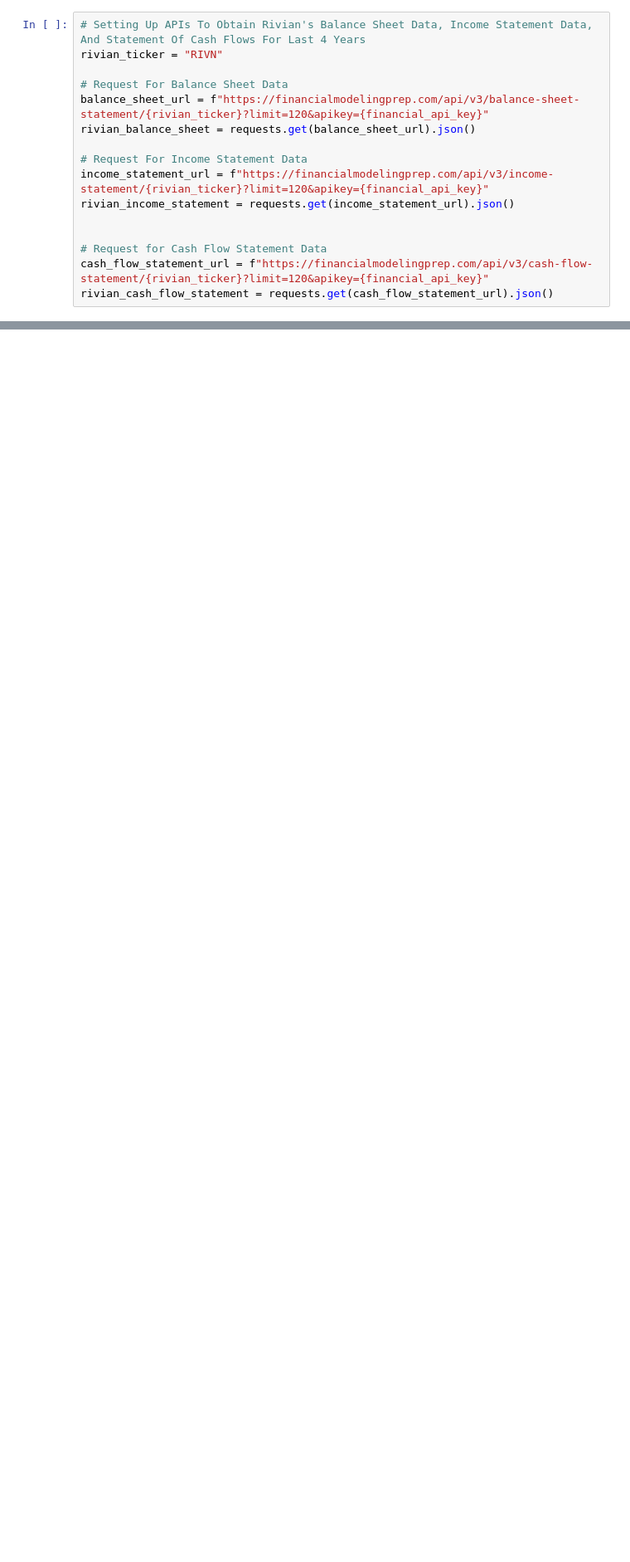
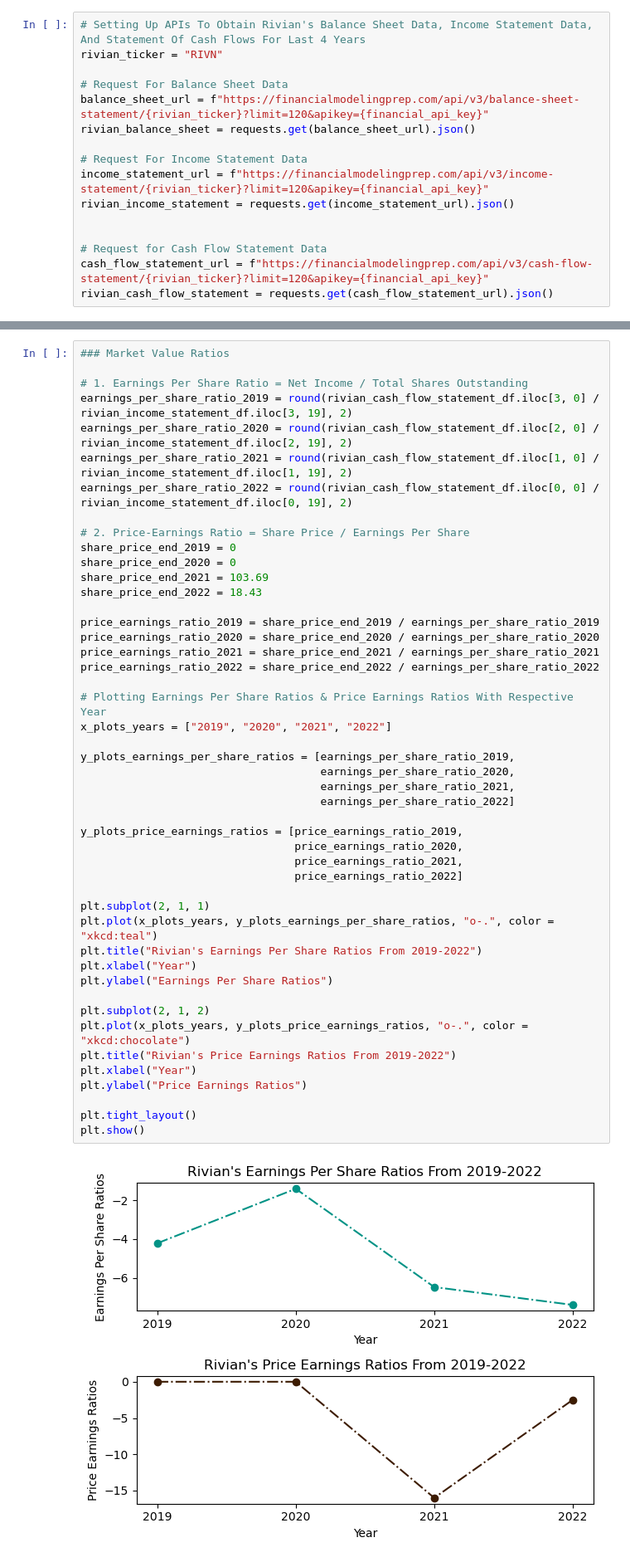
Before and after one commit to Khoi-Duong/Rivian-Inc.-Financials, a Jupyter notebook: Rivian_Financials_FinalCode/Rivian Financial Data.ipynb, the cells around one changed output, grey strips where cells are left out. Shown at 83% size. Cells and saved outputs as stored; diff of their text form; blank space fills up the shorter version.

```diff
--- a/Rivian_Financials_FinalCode/Rivian Financial Data.ipynb
+++ b/Rivian_Financials_FinalCode/Rivian Financial Data.ipynb
@@ -314,0 +415,49 @@ price_earnings_ratio_2022 = share_price_end_2022 / earnings_per_share_ratio_2022
+# %%
+### Market Value Ratios
+
+# 1. Earnings Per Share Ratio = Net Income / Total Shares Outstanding
+earnings_per_share_ratio_2019 = round(rivian_cash_flow_statement_df.iloc[3, 0] / rivian_income_statement_df.iloc[3, 19], 2)
+earnings_per_share_ratio_2020 = round(rivian_cash_flow_statement_df.iloc[2, 0] / rivian_income_statement_df.iloc[2, 19], 2)
+earnings_per_share_ratio_2021 = round(rivian_cash_flow_statement_df.iloc[1, 0] / rivian_income_statement_df.iloc[1, 19], 2)
+earnings_per_share_ratio_2022 = round(rivian_cash_flow_statement_df.iloc[0, 0] / rivian_income_statement_df.iloc[0, 19], 2)
+
+# 2. Price-Earnings Ratio = Share Price / Earnings Per Share
+share_price_end_2019 = 0
+share_price_end_2020 = 0
+share_price_end_2021 = 103.69
+share_price_end_2022 = 18.43
+
+price_earnings_ratio_2019 = share_price_end_2019 / earnings_per_share_ratio_2019
+price_earnings_ratio_2020 = share_price_end_2020 / earnings_per_share_ratio_2020
+price_earnings_ratio_2021 = share_price_end_2021 / earnings_per_share_ratio_2021
+price_earnings_ratio_2022 = share_price_end_2022 / earnings_per_share_ratio_2022
+
+# Plotting Earnings Per Share Ratios & Price Earnings Ratios With Respective Year
+x_plots_years = ["2019", "2020", "2021", "2022"]
+
+y_plots_earnings_per_share_ratios = [earnings_per_share_ratio_2019,
+                                     earnings_per_share_ratio_2020,
+                                     earnings_per_share_ratio_2021,
+                                     earnings_per_share_ratio_2022]
+
+y_plots_price_earnings_ratios = [price_earnings_ratio_2019,
+                                 price_earnings_ratio_2020,
+                                 price_earnings_ratio_2021,
+                                 price_earnings_ratio_2022]
+
+plt.subplot(2, 1, 1)
+plt.plot(x_plots_years, y_plots_earnings_per_share_ratios, "o-.", color = "xkcd:teal")
+plt.title("Rivian's Earnings Per Share Ratios From 2019-2022")
+plt.xlabel("Year")
+plt.ylabel("Earnings Per Share Ratios")
+
+plt.subplot(2, 1, 2)
+plt.plot(x_plots_years, y_plots_price_earnings_ratios, "o-.", color = "xkcd:chocolate")
+plt.title("Rivian's Price Earnings Ratios From 2019-2022")
+plt.xlabel("Year")
+plt.ylabel("Price Earnings Ratios")
+
+plt.tight_layout()
+plt.show()
+# %% [output]
+[figure, added]
```
Also changed, not shown: parts of 9 cells of this notebook.
